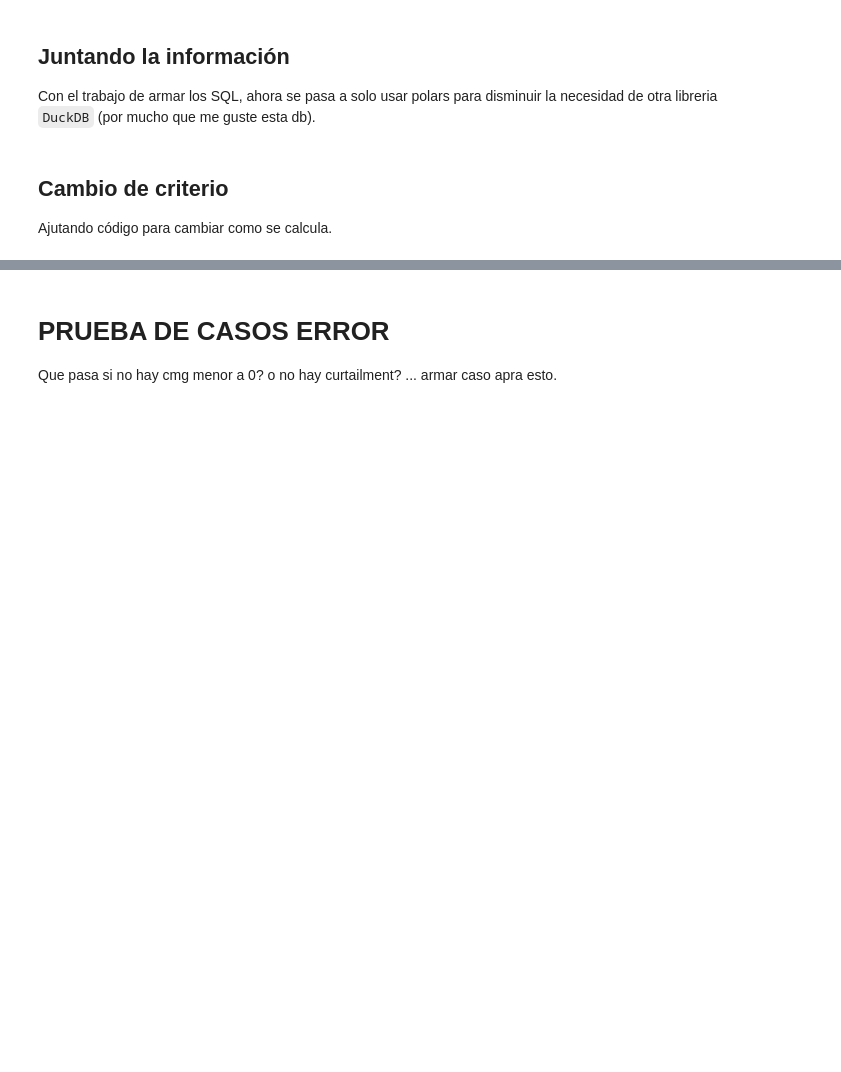
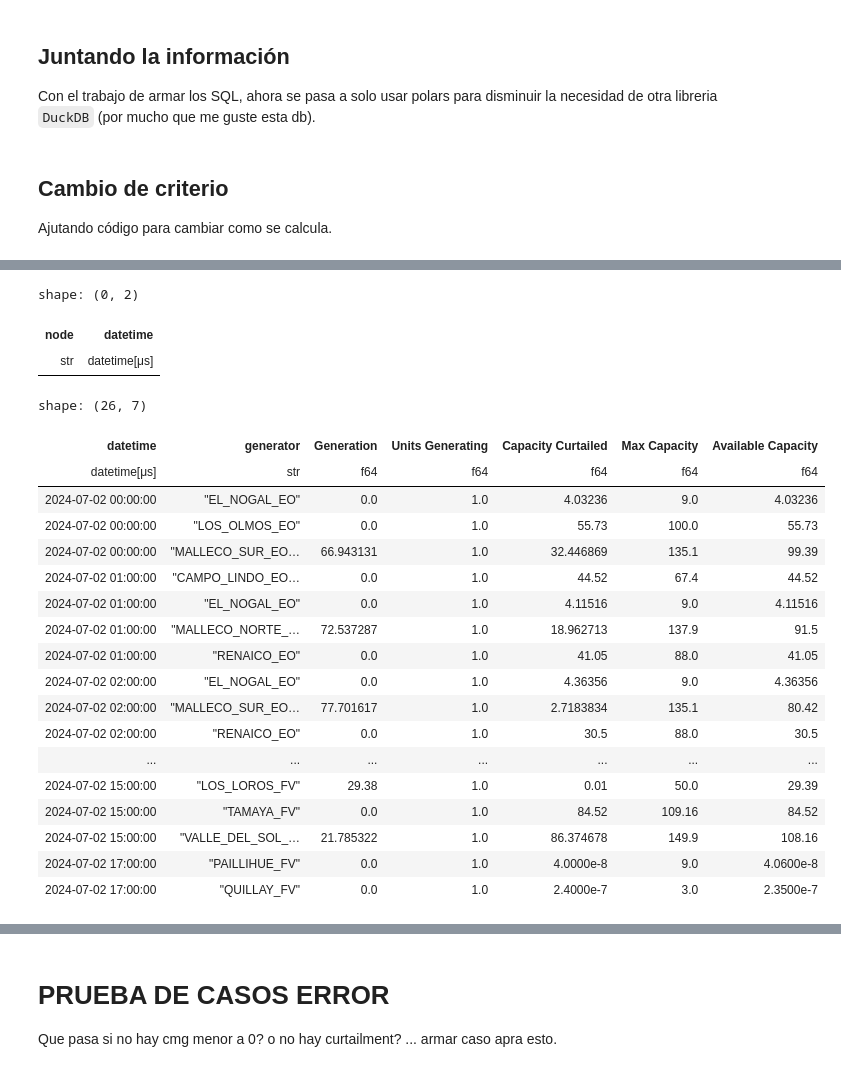
Before and after one commit to FasoCoding/ProrrataERV, a Jupyter notebook: dev/notebook.ipynb, the cells around one changed output, grey strips where cells are left out. Cells and saved outputs as stored; diff of their text form; code cells hidden in the pictures; blank space fills up the shorter version.

```diff
--- a/dev/notebook.ipynb
+++ b/dev/notebook.ipynb
@@ -489,0 +634,41 @@ data.extract_data()
+# %%
+(
+    data.cmg
+    .filter(pl.col("node").eq("Mulchen220"))
+)
+# %% [output]
+shape: (0, 2)
+| node | datetime |
+| str | datetime[μs] |
+# %%
+(
+    data.gen
+    #.filter(
+    #    pl.col("property").is_in(["Capacity Curtailed","Units Generating"]),
+    #    #pl.col("value").gt(0)
+    #)
+    #.group_by(by=pl.col("datetime")).agg(pl.col("value").sum())
+    .pivot(values="value",index=["datetime","generator"], columns=["property"])
+    .filter(pl.col("Capacity Curtailed").gt(0))
+    .sort(pl.col("datetime"))
+)
+# %% [output]
+shape: (26, 7)
+| datetime | generator | Generation | Units Generating | Capacity Curtailed | Max Capacity | Available Capacity |
+| datetime[μs] | str | f64 | f64 | f64 | f64 | f64 |
+| 2024-07-02 00:00:00 | "EL_NOGAL_EO" | 0.0 | 1.0 | 4.03236 | 9.0 | 4.03236 |
+| 2024-07-02 00:00:00 | "LOS_OLMOS_EO" | 0.0 | 1.0 | 55.73 | 100.0 | 55.73 |
+| 2024-07-02 00:00:00 | "MALLECO_SUR_EO… | 66.943131 | 1.0 | 32.446869 | 135.1 | 99.39 |
+| 2024-07-02 01:00:00 | "CAMPO_LINDO_EO… | 0.0 | 1.0 | 44.52 | 67.4 | 44.52 |
+| 2024-07-02 01:00:00 | "EL_NOGAL_EO" | 0.0 | 1.0 | 4.11516 | 9.0 | 4.11516 |
+| 2024-07-02 01:00:00 | "MALLECO_NORTE_… | 72.537287 | 1.0 | 18.962713 | 137.9 | 91.5 |
+| 2024-07-02 01:00:00 | "RENAICO_EO" | 0.0 | 1.0 | 41.05 | 88.0 | 41.05 |
+| 2024-07-02 02:00:00 | "EL_NOGAL_EO" | 0.0 | 1.0 | 4.36356 | 9.0 | 4.36356 |
+| 2024-07-02 02:00:00 | "MALLECO_SUR_EO… | 77.701617 | 1.0 | 2.7183834 | 135.1 | 80.42 |
+| 2024-07-02 02:00:00 | "RENAICO_EO" | 0.0 | 1.0 | 30.5 | 88.0 | 30.5 |
+| ... | ... | ... | ... | ... | ... | ... |
+| 2024-07-02 15:00:00 | "LOS_LOROS_FV" | 29.38 | 1.0 | 0.01 | 50.0 | 29.39 |
+| 2024-07-02 15:00:00 | "TAMAYA_FV" | 0.0 | 1.0 | 84.52 | 109.16 | 84.52 |
+| 2024-07-02 15:00:00 | "VALLE_DEL_SOL_… | 21.785322 | 1.0 | 86.374678 | 149.9 | 108.16 |
+| 2024-07-02 17:00:00 | "PAILLIHUE_FV" | 0.0 | 1.0 | 4.0000e-8 | 9.0 | 4.0600e-8 |
+| 2024-07-02 17:00:00 | "QUILLAY_FV" | 0.0 | 1.0 | 2.4000e-7 | 3.0 | 2.3500e-7 |
```
Also changed, not shown: parts of 15 cells of this notebook.
